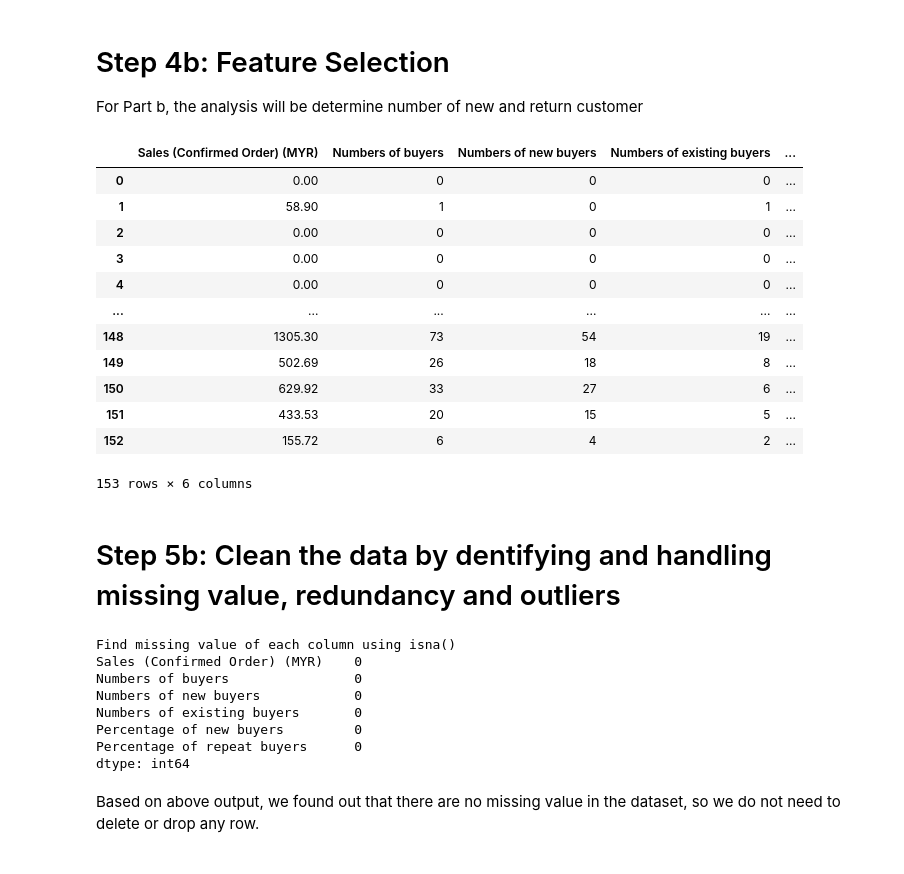
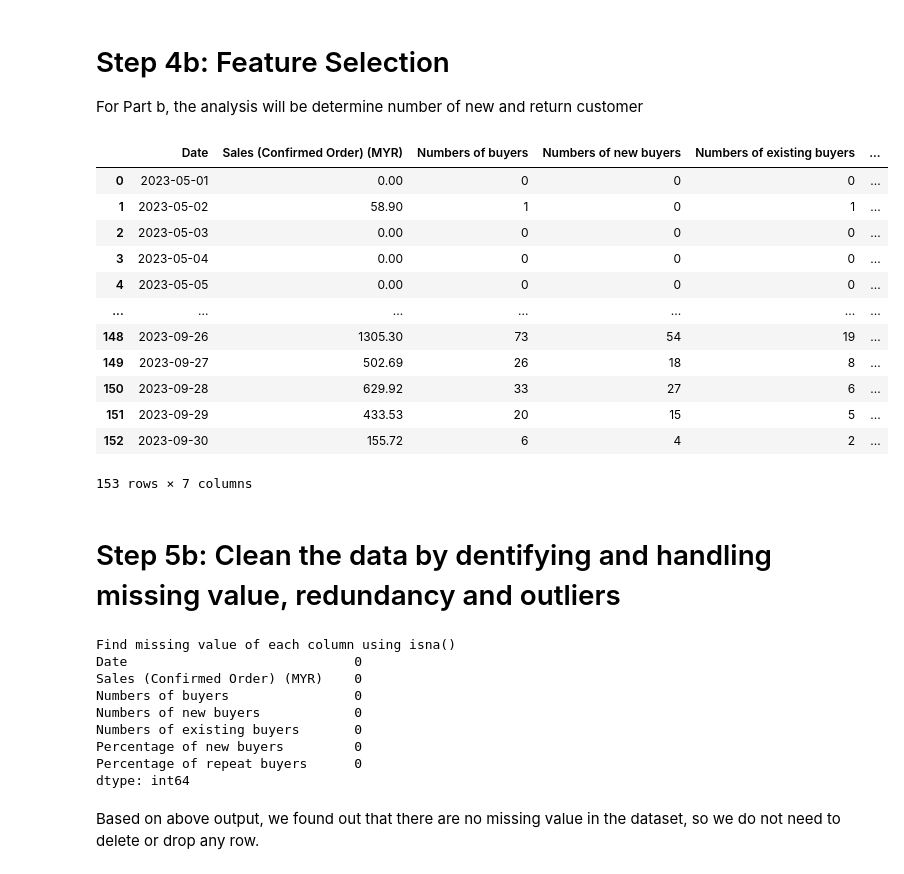
Before and after one commit to JingYuan0926/ChiliLado, a Jupyter notebook: ChiliLado.ipynb, the cells around one changed output. Drawn from its saved outputs; the diff is of its cells as text; code cells hidden in the pictures.

```diff
--- a/ChiliLado.ipynb
+++ b/ChiliLado.ipynb
@@ -346,30 +352,30 @@ For Part b, the analysis will be determine number of new and return customer
 # %%
 # DataFrame for objective 2
 df2 = df.copy()
 
 # Remove unwanted data columns that are irrelevant to the analysis
-drop_columns = ['Date','Product Visitors (Visit)', 'Product Page Views','Items Visited', 'Product Bounce Visitors', 'Product Bounce Rate',
+drop_columns = ['Product Visitors (Visit)', 'Product Page Views','Items Visited', 'Product Bounce Visitors', 'Product Bounce Rate',
        'Search Clicks', 'Likes', 'Product Visitors (Add to Cart)','Units (Add to Cart)', 'Conversion Rate (Add to Cart)',
        'Buyers (Placed Order)', 'Units (Placed Order)', 'Items Placed','Sales (Placed Order) (MYR)', 'Conversion Rate (Placed Order)',
        'Buyers (Confirmed Order)', 'Units (Confirmed Order)','Items Confirmed','Conversion Rate (Confirmed Order)','Conversion Rate (Placed to Confirmed)']
 
 df2.drop(columns=drop_columns, inplace=True)
 
 display(df2)
 # %% [output]
-|  | Sales (Confirmed Order) (MYR) | Numbers of buyers | Numbers of new buyers | Numbers of existing buyers | ... |
-| 0 | 0.00 | 0 | 0 | 0 | ... |
-| 1 | 58.90 | 1 | 0 | 1 | ... |
-| 2 | 0.00 | 0 | 0 | 0 | ... |
-| 3 | 0.00 | 0 | 0 | 0 | ... |
-| 4 | 0.00 | 0 | 0 | 0 | ... |
-| ... | ... | ... | ... | ... | ... |
-| 148 | 1305.30 | 73 | 54 | 19 | ... |
-| 149 | 502.69 | 26 | 18 | 8 | ... |
-| 150 | 629.92 | 33 | 27 | 6 | ... |
-| 151 | 433.53 | 20 | 15 | 5 | ... |
-| 152 | 155.72 | 6 | 4 | 2 | ... |
+|  | Date | Sales (Confirmed Order) (MYR) | Numbers of buyers | Numbers of new buyers | Numbers of existing buyers | ... |
+| 0 | 2023-05-01 | 0.00 | 0 | 0 | 0 | ... |
+| 1 | 2023-05-02 | 58.90 | 1 | 0 | 1 | ... |
+| 2 | 2023-05-03 | 0.00 | 0 | 0 | 0 | ... |
+| 3 | 2023-05-04 | 0.00 | 0 | 0 | 0 | ... |
+| 4 | 2023-05-05 | 0.00 | 0 | 0 | 0 | ... |
+| ... | ... | ... | ... | ... | ... | ... |
+| 148 | 2023-09-26 | 1305.30 | 73 | 54 | 19 | ... |
+| 149 | 2023-09-27 | 502.69 | 26 | 18 | 8 | ... |
+| 150 | 2023-09-28 | 629.92 | 33 | 27 | 6 | ... |
+| 151 | 2023-09-29 | 433.53 | 20 | 15 | 5 | ... |
+| 152 | 2023-09-30 | 155.72 | 6 | 4 | 2 | ... |
-153 rows × 6 columns
+153 rows × 7 columns
 # %% [markdown]
 # Step 5b: Clean the data by dentifying and handling missing value, redundancy and outliers
 # %%
@@ -378,6 +384,7 @@ print("Find missing value of each column using isna()")
 print (df2.isna().sum())
 # %% [output]
 Find missing value of each column using isna()
+Date                             0
 Sales (Confirmed Order) (MYR)    0
 Numbers of buyers                0
 Numbers of new buyers            0
```
Also changed, not shown: parts of 13 cells of this notebook, 2 other files.
